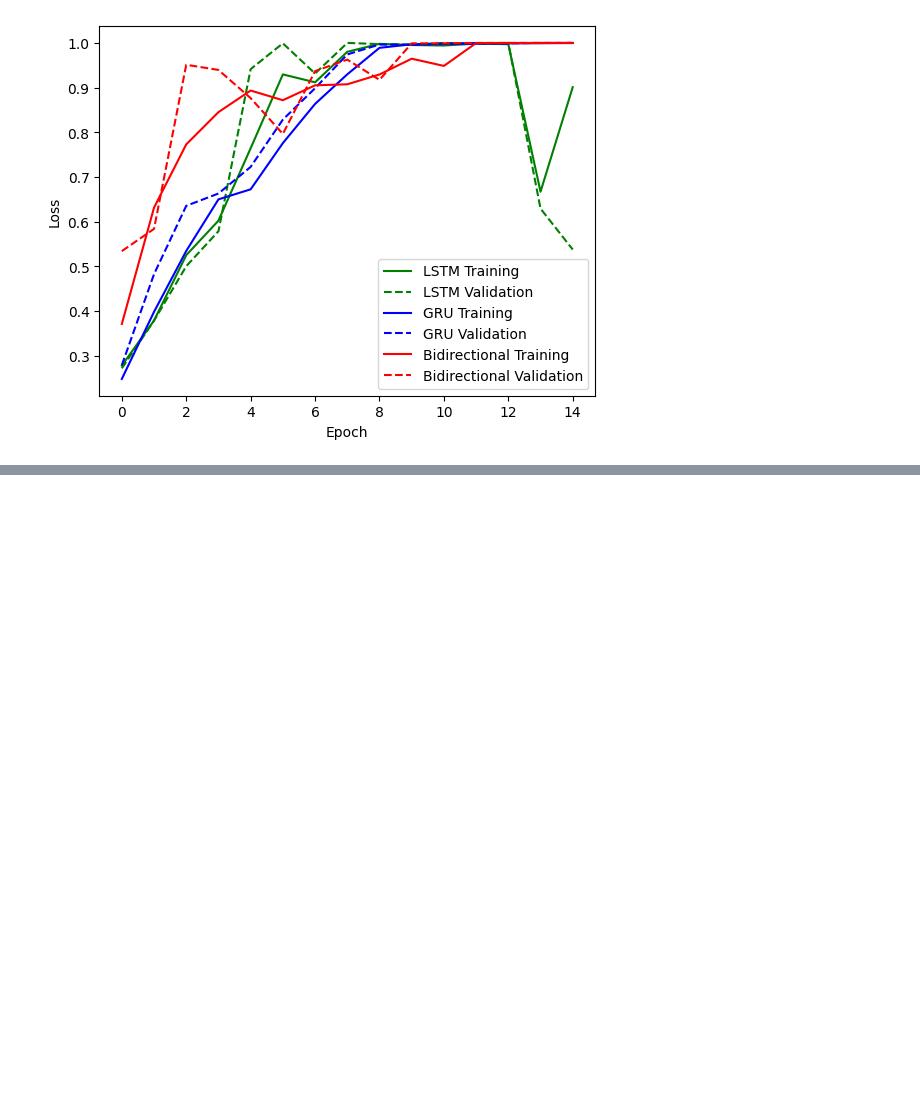
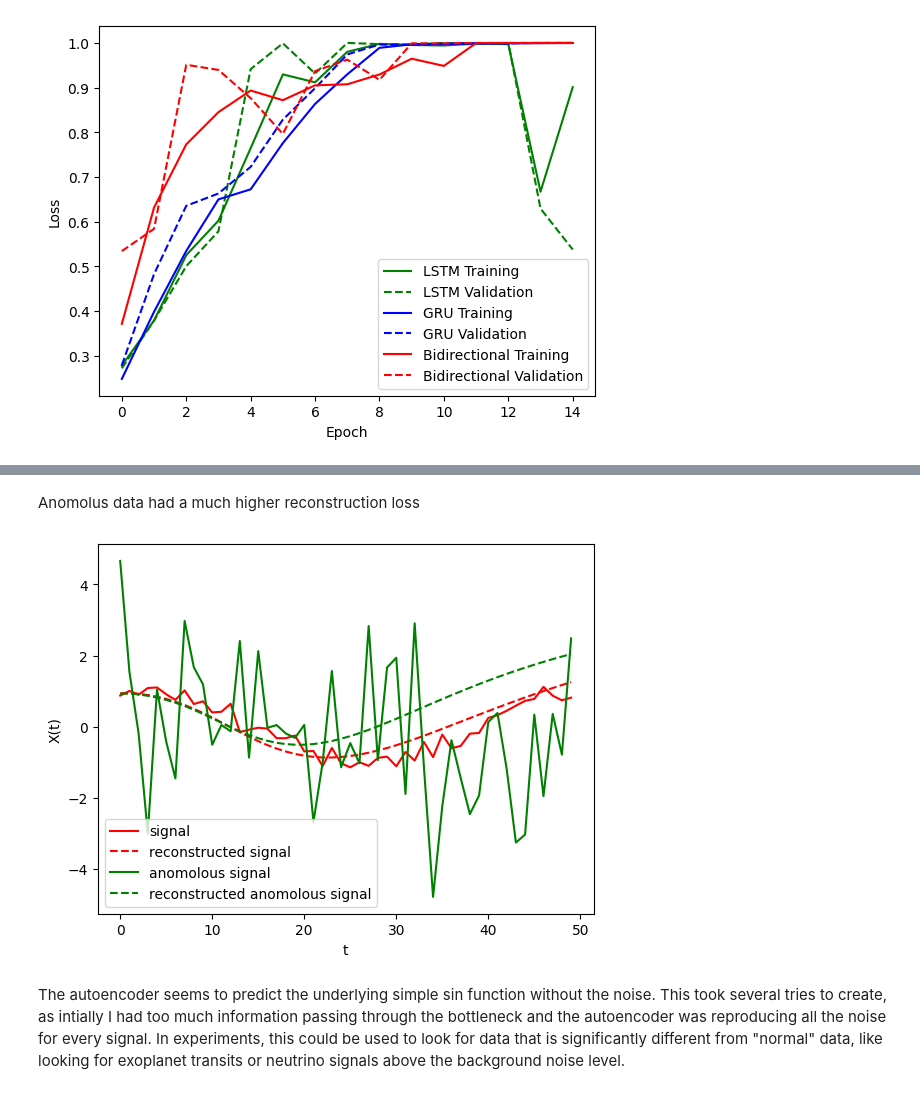
Before and after one commit to AdamBedel/ners590, a Jupyter notebook: labs/abedel_lab7.ipynb, the cells around one changed output, grey strips where cells are left out. Drawn from its saved outputs; the diff is of its cells as text; code cells hidden in the pictures; blank space fills up the shorter version.

```diff
--- a/labs/abedel_lab7.ipynb
+++ b/labs/abedel_lab7.ipynb
@@ -270,0 +443,24 @@ print(lstm_metrics)
+# %%
+from sklearn.metrics import mean_absolute_error
+
+# Generating Xtrain and Xtest, a sin function with a random phase and added gaussian noise
+def synthetic_data_gen(t):
+    t = t + np.random.uniform(0, np.pi)
+    return np.sin(t) + np.random.normal(0,0.2, t.shape)
+
+# Anomolous Data Function
+def anomolous_data_gen(t):
+    return np.sin(t) + np.random.normal(0,2, t.shape)
+
+row = np.linspace(0, 2 * np.pi, 50)
+T = np.tile(row, (1000,1))
+np.random.seed(10000)
+xtrain = synthetic_data_gen(T)
+np.random.seed(20000)
+xtest = synthetic_data_gen(T[0:200])
+np.random.seed(30000)
+atest = anomolous_data_gen(T[0:200])
+
+xtrain = xtrain.reshape((1000, 50, 1))
+xtest = xtest.reshape((200, 50, 1))
+atest = atest.reshape((200, 50, 1))
@@ -270,0 +539,5 @@ print(lstm_metrics)
+# %%
+# Reconstruction loss for test data
+encoded_signal = encoder.predict(xtest)
+xpred = decoder.predict(encoded_signal)
+print("Reconstruction loss is", mean_absolute_error(xtest[:,:,0], xpred[:,:,0]))
@@ -270,0 +548,5 @@ print(lstm_metrics)
+# %%
+# Reconstructio loss for anomalous data
+encoded_signal = encoder.predict(atest)
+apred = decoder.predict(encoded_signal)
+print("Reconstruction loss is", mean_absolute_error(atest[:,:,0], apred[:,:,0]))
@@ -270,0 +557,17 @@ print(lstm_metrics)
+# %% [markdown]
+Anomolus data had a much higher reconstruction loss
+# %%
+random_choice = np.random.randint(0,200)
+plt.plot(xtest[random_choice,:,0], color='r', label='signal')
+plt.plot(xpred[random_choice,:,0], color='r', linestyle='dashed', label='reconstructed signal')
+random_choice = np.random.randint(0,200)
+plt.plot(atest[random_choice,:,0], color='g', label='anomolous signal')
+plt.plot(apred[random_choice,:,0], color='g', linestyle='dashed', label='reconstructed anomolous signal')
+plt.xlabel('t')
+plt.ylabel('X(t)')
+plt.legend()
+plt.show()
+# %% [output]
+[figure, added]
+# %% [markdown]
+The autoencoder seems to predict the underlying simple sin function without the noise. This took several tries to create, as intially I had too much information passing through the bottleneck and the autoencoder was reproducing all the noise for every signal. In experiments, this could be used to look for data that is significantly different from "normal" data, like looking for exoplanet transits or neutrino signals above the background noise level.
```
Also changed, not shown: parts of 18 cells of this notebook, 1 other file.
